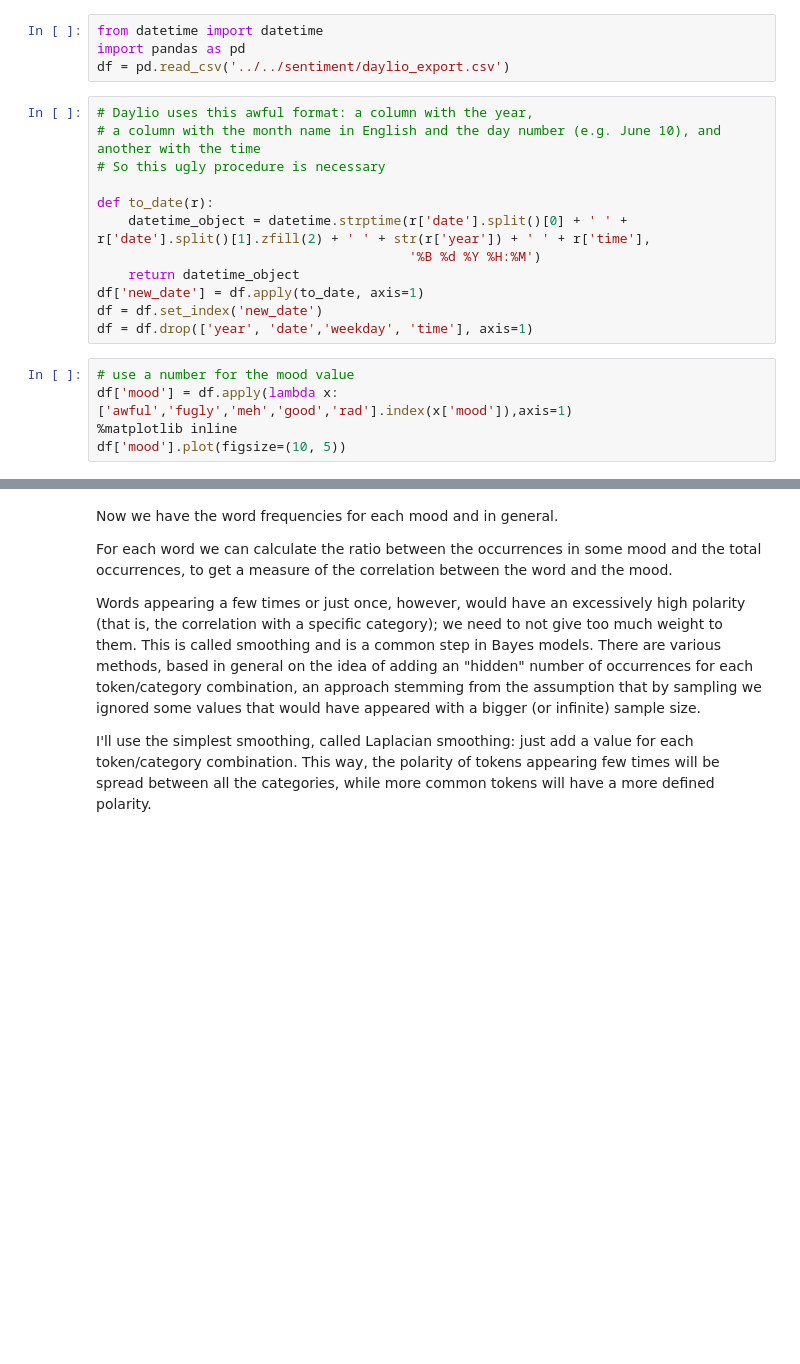
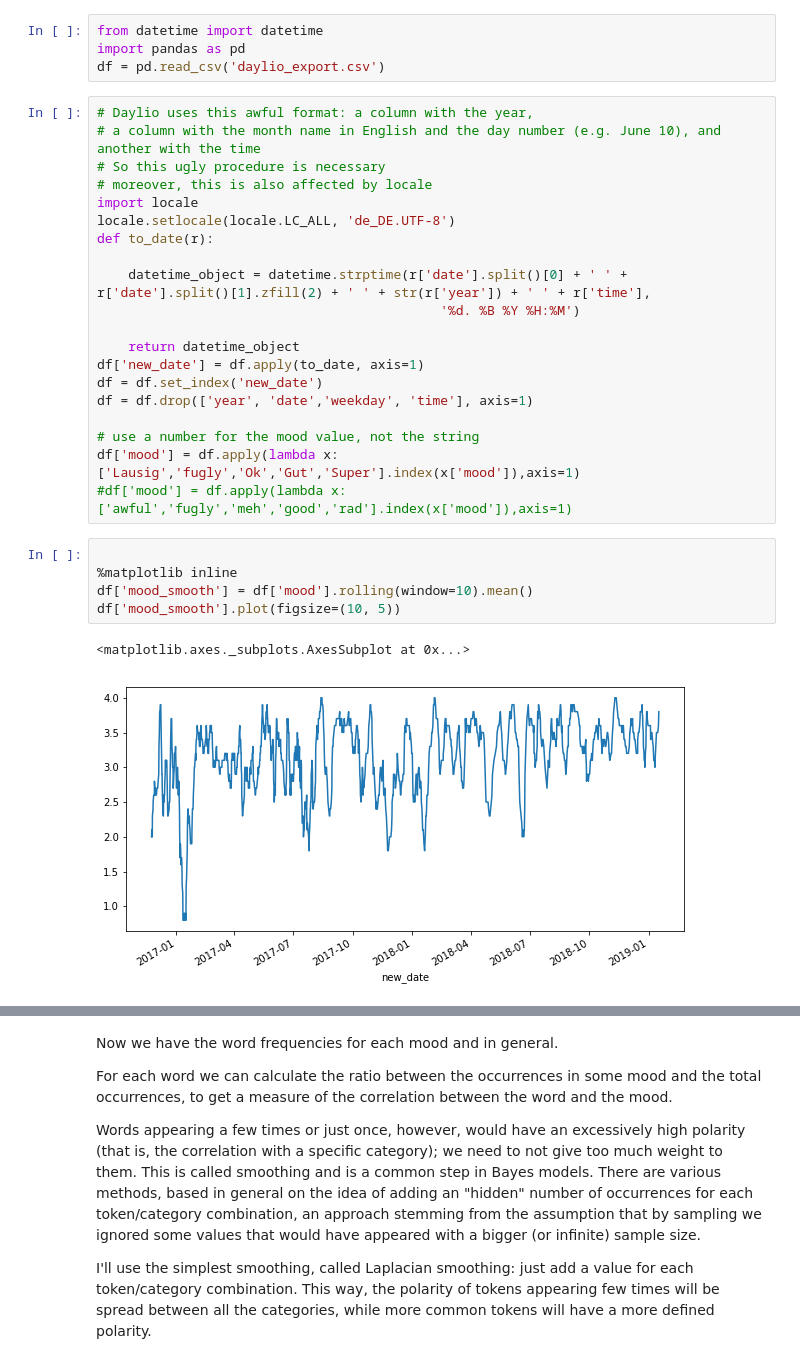
Before and after one commit to jacopofar/jupyter_notebooks, a Jupyter notebook: notebooks/daylio_mood_tracking.ipynb, the cells around one changed output, grey strips where cells are left out. Saved outputs shown, nothing was run; the diff lists cells and outputs as text; blank space fills up the shorter version.

```diff
--- a/notebooks/daylio_mood_tracking.ipynb
+++ b/notebooks/daylio_mood_tracking.ipynb
@@ -1,24 +1,35 @@
 # %%
 from datetime import datetime
 import pandas as pd
-df = pd.read_csv('../../sentiment/daylio_export.csv')
+df = pd.read_csv('daylio_export.csv')
 # %%
 # Daylio uses this awful format: a column with the year,
 # a column with the month name in English and the day number (e.g. June 10), and another with the time
 # So this ugly procedure is necessary
+# moreover, this is also affected by locale
+import locale
+locale.setlocale(locale.LC_ALL, 'de_DE.UTF-8')
+def to_date(r):
 
-def to_date(r):
     datetime_object = datetime.strptime(r['date'].split()[0] + ' ' + r['date'].split()[1].zfill(2) + ' ' + str(r['year']) + ' ' + r['time'],
-                                        '%B %d %Y %H:%M')
+                                            '%d. %B %Y %H:%M')
+
     return datetime_object
 df['new_date'] = df.apply(to_date, axis=1)
 df = df.set_index('new_date')
 df = df.drop(['year', 'date','weekday', 'time'], axis=1)
+
+# use a number for the mood value, not the string
+df['mood'] = df.apply(lambda x: ['Lausig','fugly','Ok','Gut','Super'].index(x['mood']),axis=1)
+#df['mood'] = df.apply(lambda x: ['awful','fugly','meh','good','rad'].index(x['mood']),axis=1)
-# %%
-# use a number for the mood value
-df['mood'] = df.apply(lambda x: ['awful','fugly','meh','good','rad'].index(x['mood']),axis=1)
-%matplotlib inline
-df['mood'].plot(figsize=(10, 5))
+# %%
+
+%matplotlib inline
+df['mood_smooth'] = df['mood'].rolling(window=10).mean()
+df['mood_smooth'].plot(figsize=(10, 5))
+# %% [output]
+<matplotlib.axes._subplots.AxesSubplot at 0x...>
+[figure, added]
 # %%
 df['weekday'] = df.index.dayofweek
 raw_dict = df.to_dict(orient='index')
```
Also changed, not shown: parts of 3 cells of this notebook, 3 other files.
